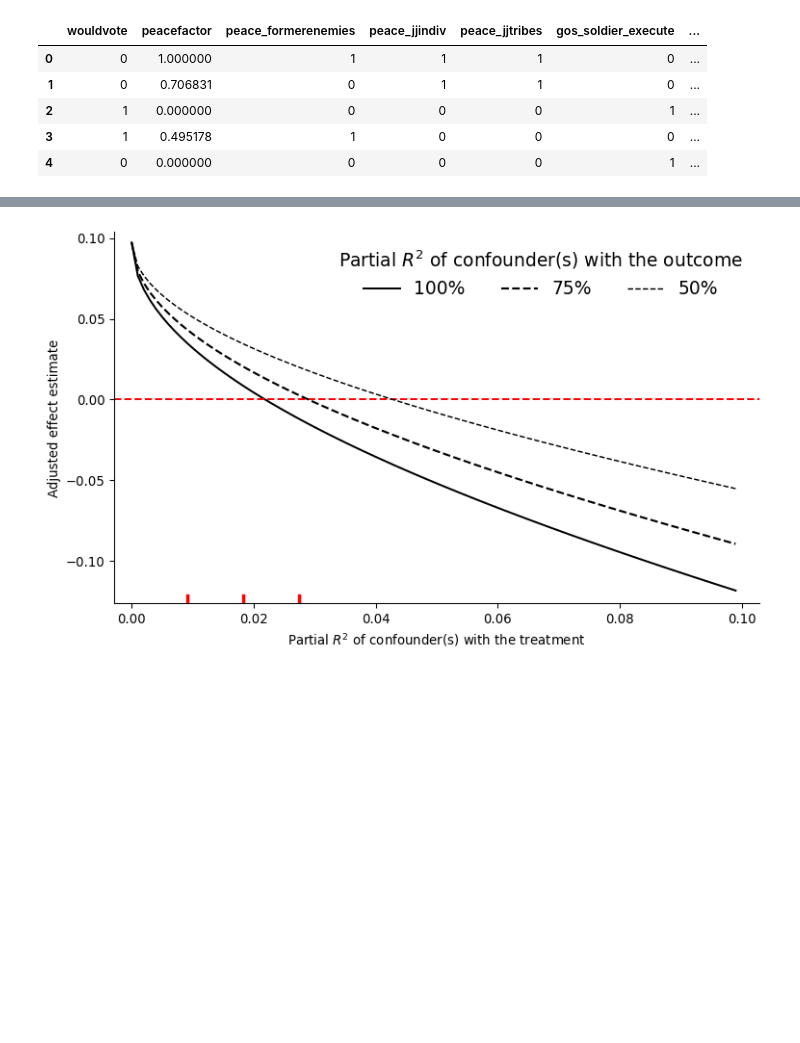
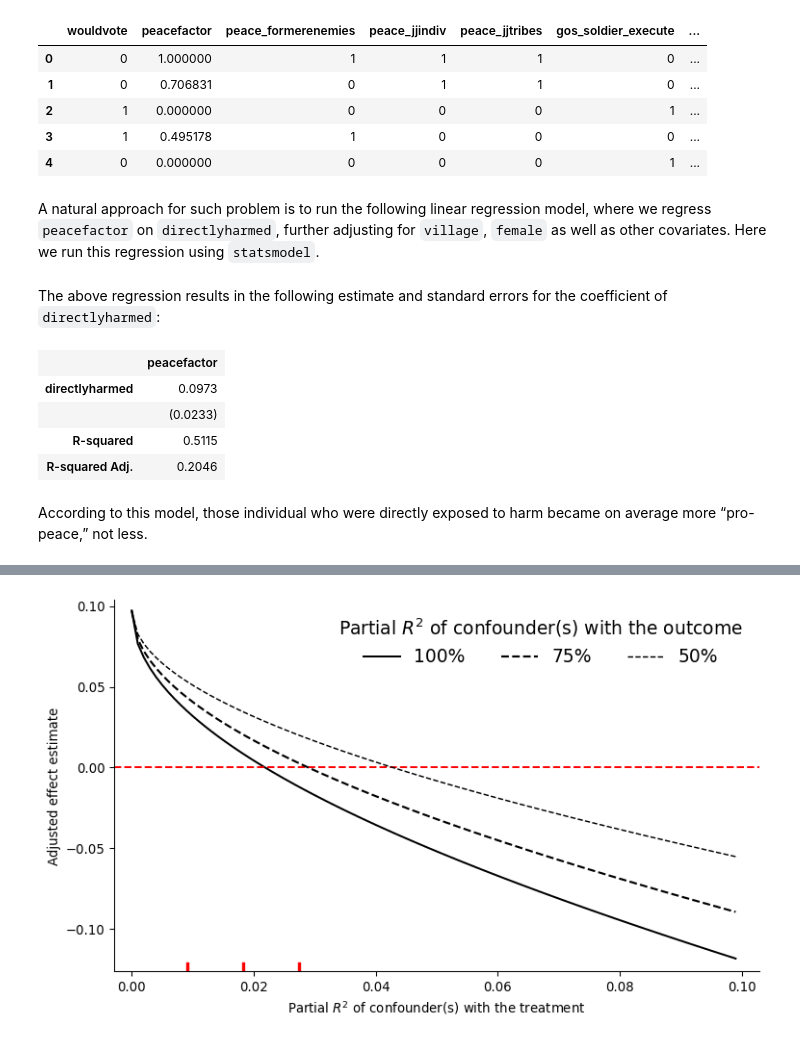
Before and after one commit to nlapier2/PySensemakr, a Jupyter notebook: quickstart.ipynb, the cells around one changed output, grey strips where cells are left out. Drawn from its saved outputs; the diff is of its cells as text; code cells hidden in the pictures; blank space fills up the shorter version.

```diff
--- a/quickstart.ipynb
+++ b/quickstart.ipynb
@@ -16,5 +31,7 @@ darfur.head()
 | 2 | 1 | 0.000000 | 0 | 0 | 0 | 1 | ... |
 | 3 | 1 | 0.495178 | 1 | 0 | 0 | 0 | ... |
 | 4 | 0 | 0.000000 | 0 | 0 | 0 | 1 | ... |
+# %% [markdown]
+A natural approach for such problem is to run the following linear regression model, where we regress `peacefactor` on `directlyharmed`, further adjusting for `village`, `female` as well as other covariates. Here we run this regression using `statsmodel`.
 # %%
 # runs regression model
@@ -23,0 +42,13 @@ model = reg_model.fit()
+# %% [markdown]
+The above regression results in the following estimate and standard errors for the coefficient of `directlyharmed`:
+# %%
+from statsmodels.iolib.summary2 import summary_col
+summary_col(darfur_model, regressor_order=["directlyharmed"], drop_omitted=True)
+# %% [output]
+|  | peacefactor |
+| directlyharmed | 0.0973 |
+|  | (0.0233) |
+| R-squared | 0.5115 |
+| R-squared Adj. | 0.2046 |
+# %% [markdown]
+According to this model, those individual who were directly exposed to harm became on average more “pro-peace,” not less.
```
Also changed, not shown: parts of 21 cells of this notebook.
